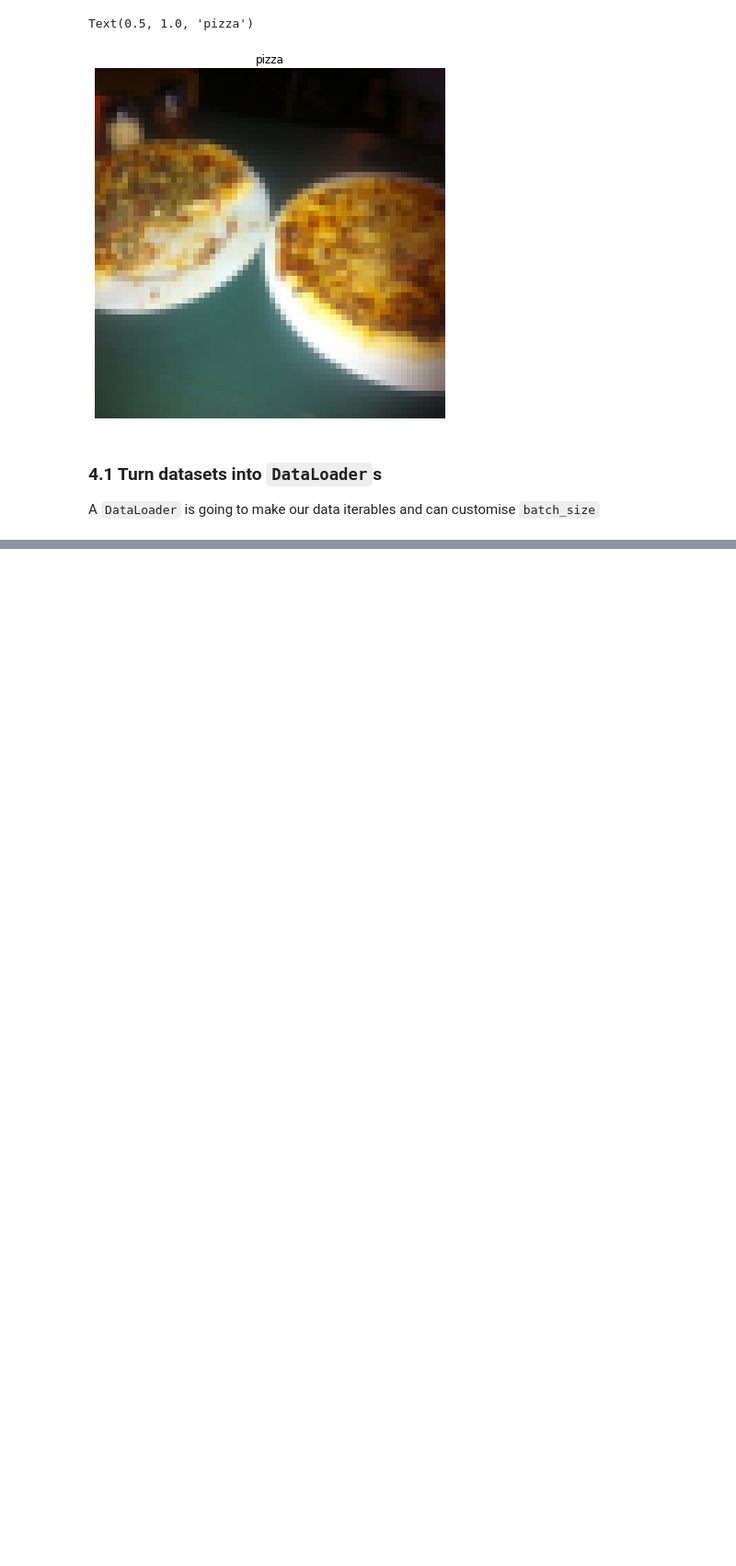
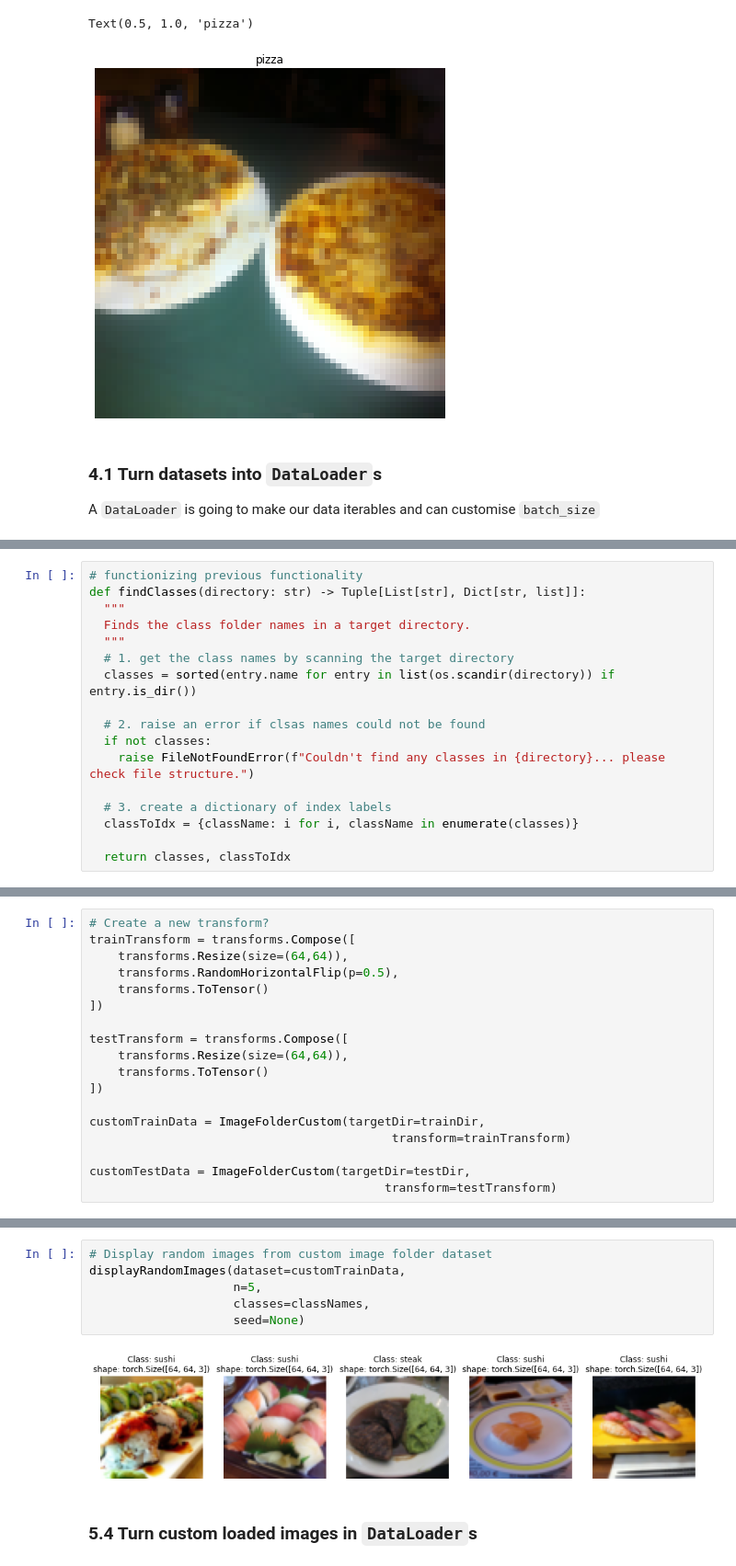
Before and after one commit to smbonilla/learningPyTorch, a Jupyter notebook: 04_pyTorchCustomDatasets.ipynb, the cells around one changed output, grey strips where cells are left out. Shown at 92% size. Drawn from its saved outputs; the diff is of its cells as text; blank space fills up the shorter version.

```diff
--- a/04_pyTorchCustomDatasets.ipynb
+++ b/04_pyTorchCustomDatasets.ipynb
@@ -319,0 +389,17 @@ NVIDIA-SMI has failed because it couldn't communicate with the NVIDIA driver. Ma
+# %%
+# functionizing previous functionality
+def findClasses(directory: str) -> Tuple[List[str], Dict[str, list]]:
+  """
+  Finds the class folder names in a target directory.
+  """
+  # 1. get the class names by scanning the target directory
+  classes = sorted(entry.name for entry in list(os.scandir(directory)) if entry.is_dir())
+
+  # 2. raise an error if clsas names could not be found
+  if not classes:
+    raise FileNotFoundError(f"Couldn't find any classes in {directory}... please check file structure.")
+
+  # 3. create a dictionary of index labels
+  classToIdx = {className: i for i, className in enumerate(classes)}
+
+  return classes, classToIdx
@@ -319,0 +475,18 @@ NVIDIA-SMI has failed because it couldn't communicate with the NVIDIA driver. Ma
+# %%
+# Create a new transform?
+trainTransform = transforms.Compose([
+    transforms.Resize(size=(64,64)),
+    transforms.RandomHorizontalFlip(p=0.5),
+    transforms.ToTensor()
+])
+
+testTransform = transforms.Compose([
+    transforms.Resize(size=(64,64)),
+    transforms.ToTensor()
+])
+
+customTrainData = ImageFolderCustom(targetDir=trainDir,
+                                          transform=trainTransform)
+
+customTestData = ImageFolderCustom(targetDir=testDir,
+                                         transform=testTransform)
@@ -319,0 +571,10 @@ NVIDIA-SMI has failed because it couldn't communicate with the NVIDIA driver. Ma
+# %%
+# Display random images from custom image folder dataset
+displayRandomImages(dataset=customTrainData,
+                    n=5,
+                    classes=classNames,
+                    seed=None)
+# %% [output]
+[figure, added]
+# %% [markdown]
+### 5.4 Turn custom loaded images in `DataLoader`s
```
Also changed, not shown: parts of 25 cells of this notebook.
